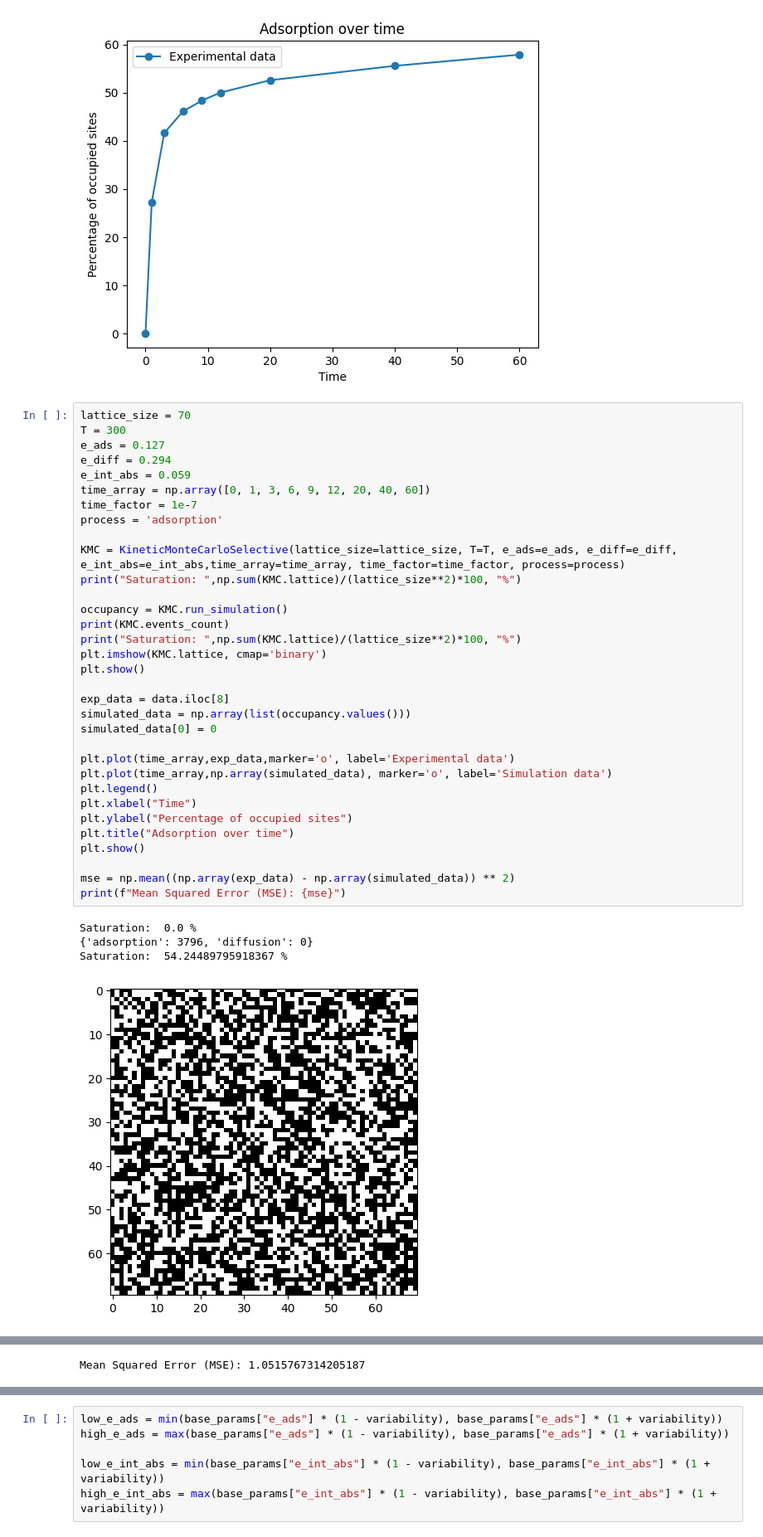
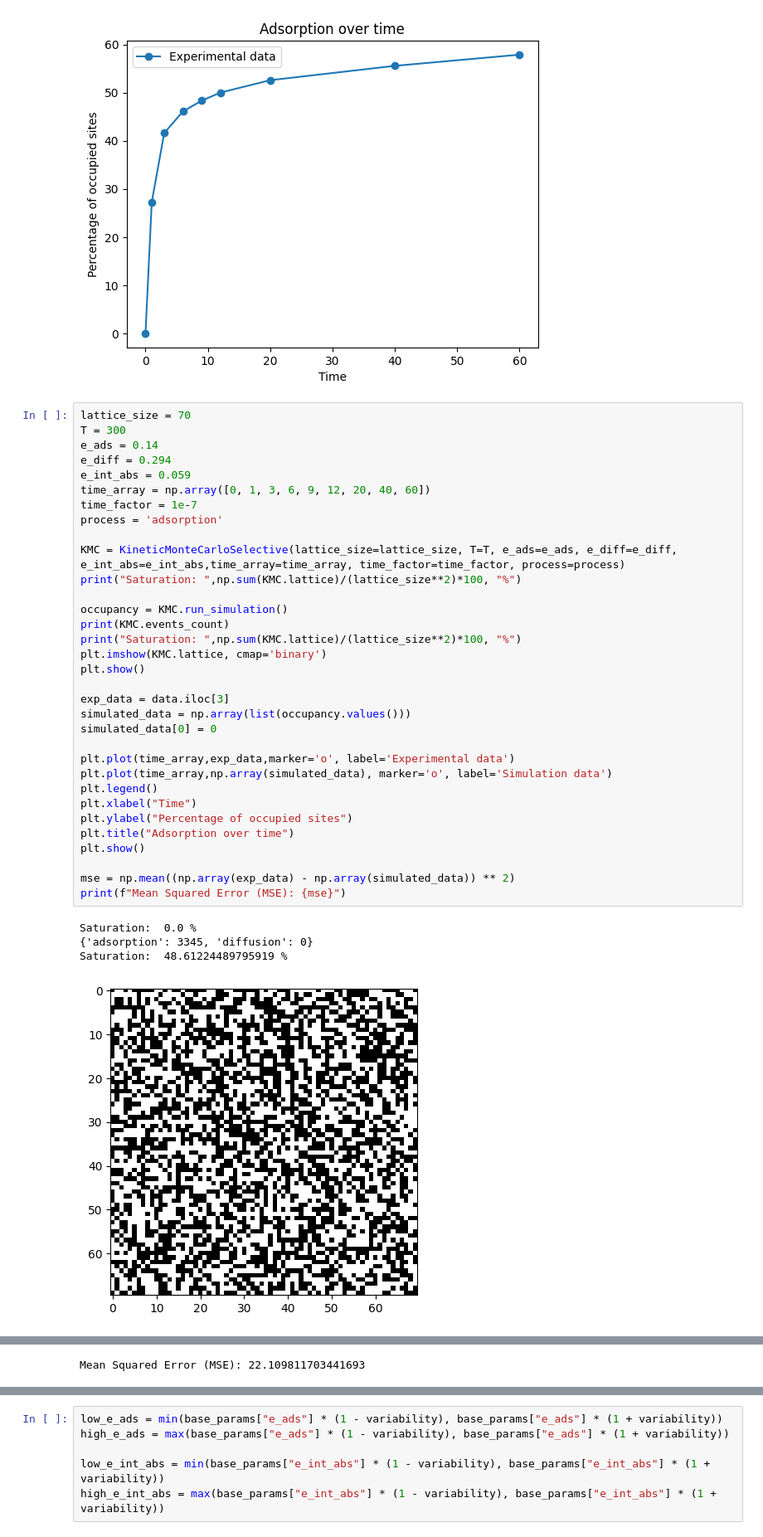
Before and after one commit to hernansalinas/00_TrabajoGradoGerman, a Jupyter notebook: Codes/kMC_model (Experimentos de prueba).ipynb, the cells around one changed output, grey strips where cells are left out. Shown at 83% size. Drawn from its saved outputs; the diff is of its cells as text.

```diff
--- a/Codes/kMC_model (Experimentos de prueba).ipynb
+++ b/Codes/kMC_model (Experimentos de prueba).ipynb
@@ -133,38 +133,38 @@ plt.show()
 # %%
 lattice_size = 70
 T = 300
-e_ads = 0.127
+e_ads = 0.14
 e_diff = 0.294
 e_int_abs = 0.059
 time_array = np.array([0, 1, 3, 6, 9, 12, 20, 40, 60])
 time_factor = 1e-7
 process = 'adsorption'
 
 KMC = KineticMonteCarloSelective(lattice_size=lattice_size, T=T, e_ads=e_ads, e_diff=e_diff, e_int_abs=e_int_abs,time_array=time_array, time_factor=time_factor, process=process)
 print("Saturation: ",np.sum(KMC.lattice)/(lattice_size**2)*100, "%")
 
 occupancy = KMC.run_simulation()
 print(KMC.events_count)
 print("Saturation: ",np.sum(KMC.lattice)/(lattice_size**2)*100, "%")
 plt.imshow(KMC.lattice, cmap='binary')
 plt.show()
 
-exp_data = data.iloc[8]
+exp_data = data.iloc[3]
 simulated_data = np.array(list(occupancy.values()))
 simulated_data[0] = 0
 
 plt.plot(time_array,exp_data,marker='o', label='Experimental data')
 plt.plot(time_array,np.array(simulated_data), marker='o', label='Simulation data')
 plt.legend()
 plt.xlabel("Time")
 plt.ylabel("Percentage of occupied sites")
 plt.title("Adsorption over time")
 plt.show()
 
 mse = np.mean((np.array(exp_data) - np.array(simulated_data)) ** 2)
 print(f"Mean Squared Error (MSE): {mse}")
 # %% [output]
 Saturation:  0.0 %
-{'adsorption': 3796, 'diffusion': 0}
-Saturation:  54.24489795918367 %
+{'adsorption': 3345, 'diffusion': 0}
+Saturation:  48.61224489795919 %
-[figure, old version]
+[figure, new version]
@@ -172,4 +172,4 @@ Saturation:  54.24489795918367 %
-Mean Squared Error (MSE): 1.0515767314205187
+Mean Squared Error (MSE): 22.109811703441693
 # %%
 base_params = {
     "T": 300,
```
Also changed, not shown: parts of 4 cells of this notebook, 2 other files.
